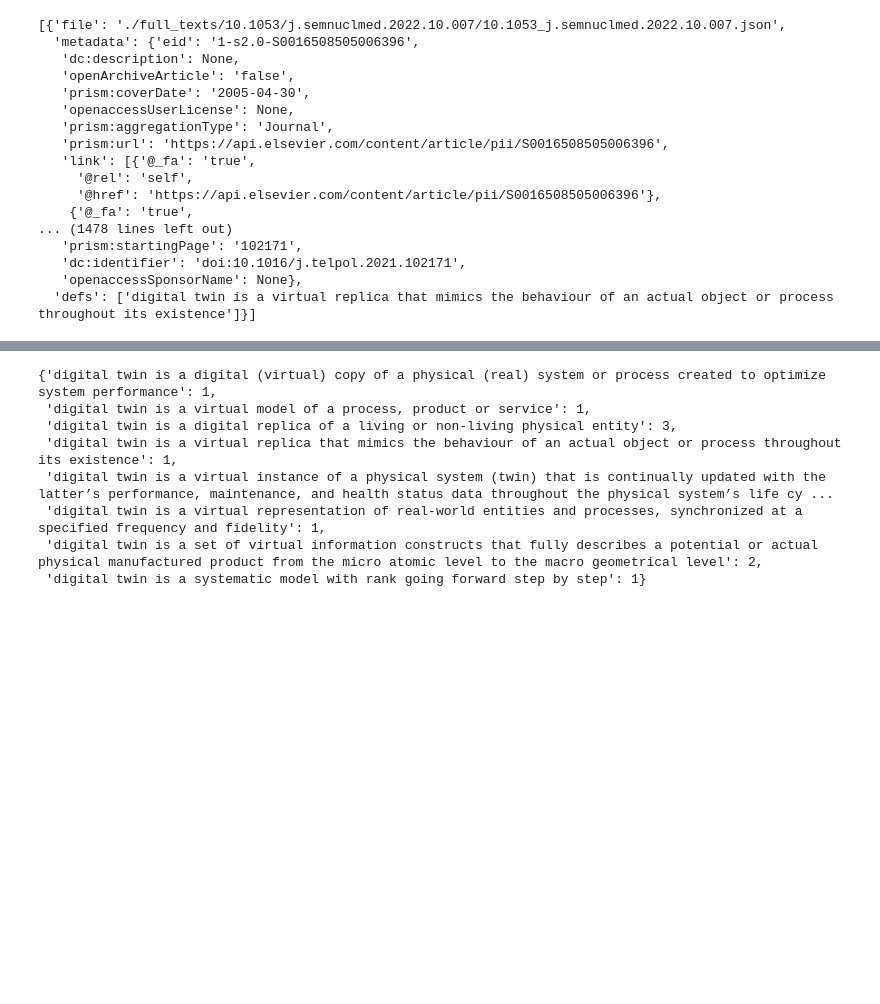
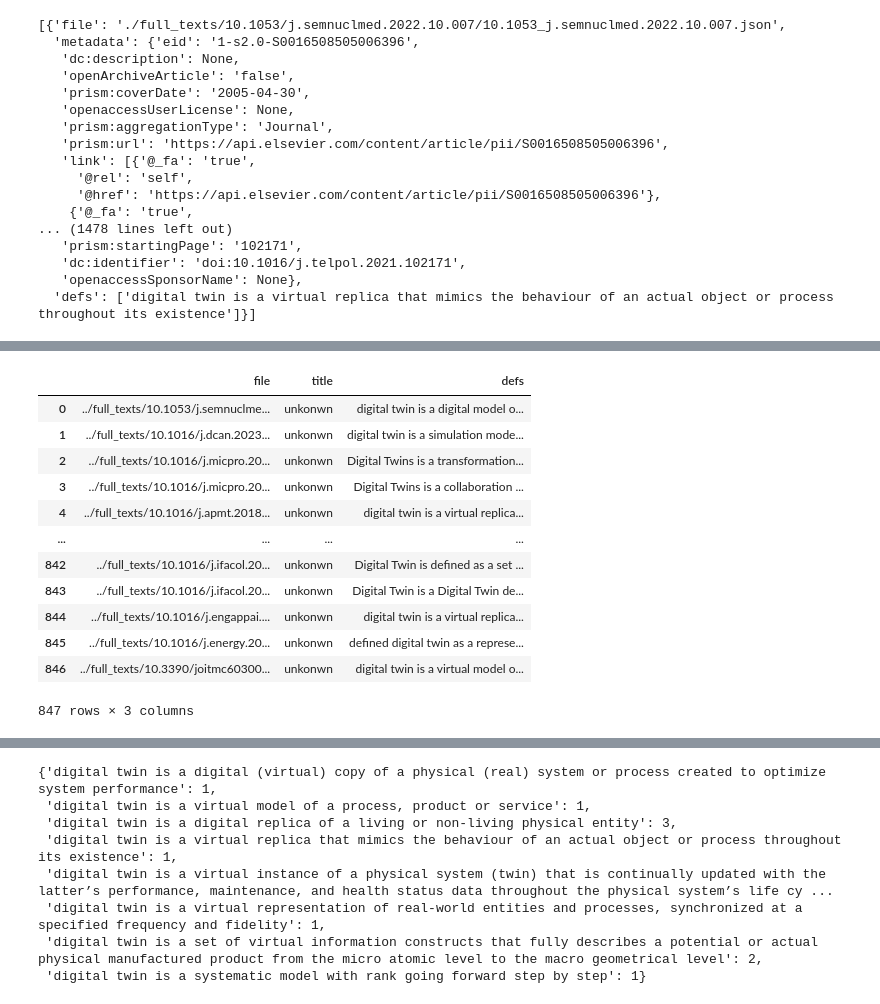
Before and after one commit to ualsg/dt-definitions, a Jupyter notebook: notebooks/03_regex_extract_definitons.ipynb, the cells around one changed output, grey strips where cells are left out. Saved outputs shown, nothing was run; the diff lists cells and outputs as text; code cells hidden in the pictures; blank space fills up the shorter version.

```diff
--- a/notebooks/03_regex_extract_definitons.ipynb
+++ b/notebooks/03_regex_extract_definitons.ipynb
@@ -100,0 +155,16 @@ all_definitions
+# %%
+definitions_df = definitions_df.explode(column="defs").reset_index(drop=True)
+# %% [output]
+|  | file | title | defs |
+| 0 | ../full_texts/10.1053/j.semnuclme... | unkonwn | digital twin is a digital model o... |
+| 1 | ../full_texts/10.1016/j.dcan.2023... | unkonwn | digital twin is a simulation mode... |
+| 2 | ../full_texts/10.1016/j.micpro.20... | unkonwn | Digital Twins is a transformation... |
+| 3 | ../full_texts/10.1016/j.micpro.20... | unkonwn | Digital Twins is a collaboration ... |
+| 4 | ../full_texts/10.1016/j.apmt.2018... | unkonwn | digital twin is a virtual replica... |
+| ... | ... | ... | ... |
+| 842 | ../full_texts/10.1016/j.ifacol.20... | unkonwn | Digital Twin is defined as a set ... |
+| 843 | ../full_texts/10.1016/j.ifacol.20... | unkonwn | Digital Twin is a Digital Twin de... |
+| 844 | ../full_texts/10.1016/j.engappai.... | unkonwn | digital twin is a virtual replica... |
+| 845 | ../full_texts/10.1016/j.energy.20... | unkonwn | defined digital twin as a represe... |
+| 846 | ../full_texts/10.3390/joitmc60300... | unkonwn | digital twin is a virtual model o... |
+847 rows × 3 columns
```
Also changed, not shown: parts of 11 cells of this notebook, 1 other file.
